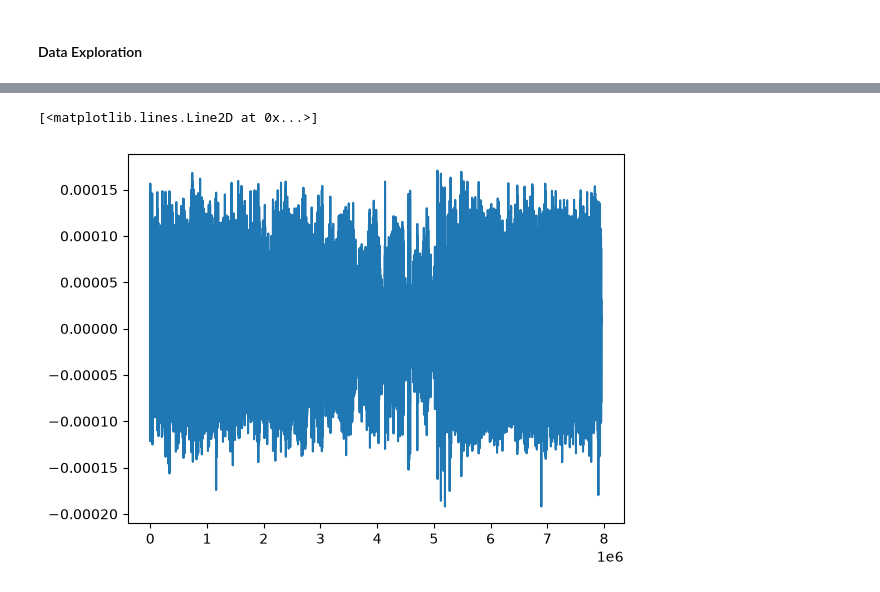
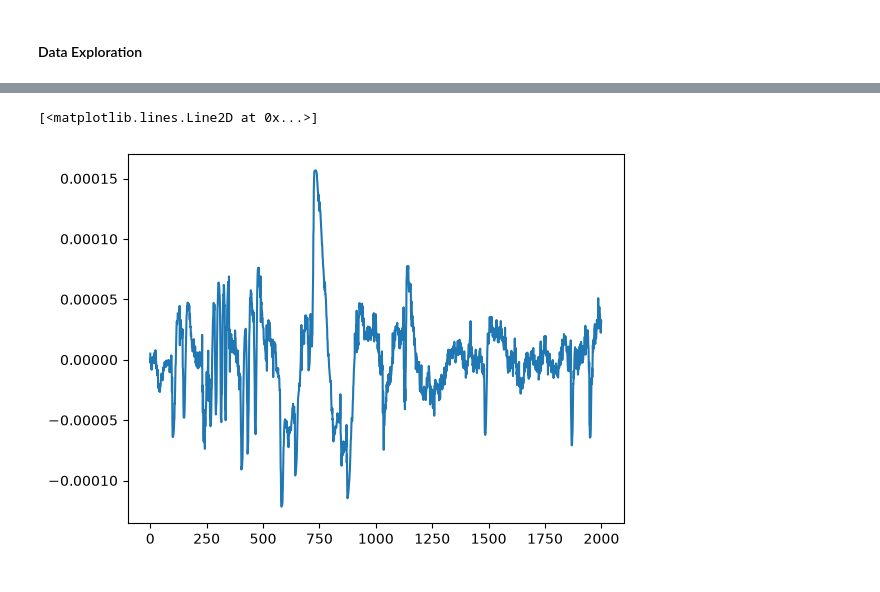
Before and after one commit to cybeuu/StageSleep, a Jupyter notebook: main.ipynb, the cells around one changed output, grey strips where cells are left out. Cells and saved outputs as stored; diff of their text form; code cells hidden in the pictures.

```diff
--- a/main.ipynb
+++ b/main.ipynb
@@ -17,7 +17,7 @@ from sklearn.metrics import accuracy_score, classification_report
 
 import mne #eeg package
 # %%
-data_dir = "data/sleep-cassette"
+data_dir = "../sleep_data/sleep-cassette"
 
 #store the filepath of specfic files join (___, this) as a list.
 psg_files = sorted(glob.glob(os.path.join(data_dir, '*PSG.edf')))
@@ -78,7 +74,7 @@ array([[ 5.01684982e-06, -2.57875458e-06,  1.35970696e-06, ...,
 
 eeg_channel1 = eeg_data[0]
 # %%
-plt.plot(eeg_channel1)
+plt.plot(eeg_channel1[:2000])
 # %% [output]
 [<matplotlib.lines.Line2D at 0x...>]
-[figure, old version]
+[figure, new version]
```
Also changed, not shown: parts of 15 cells of this notebook, 1 other file.
